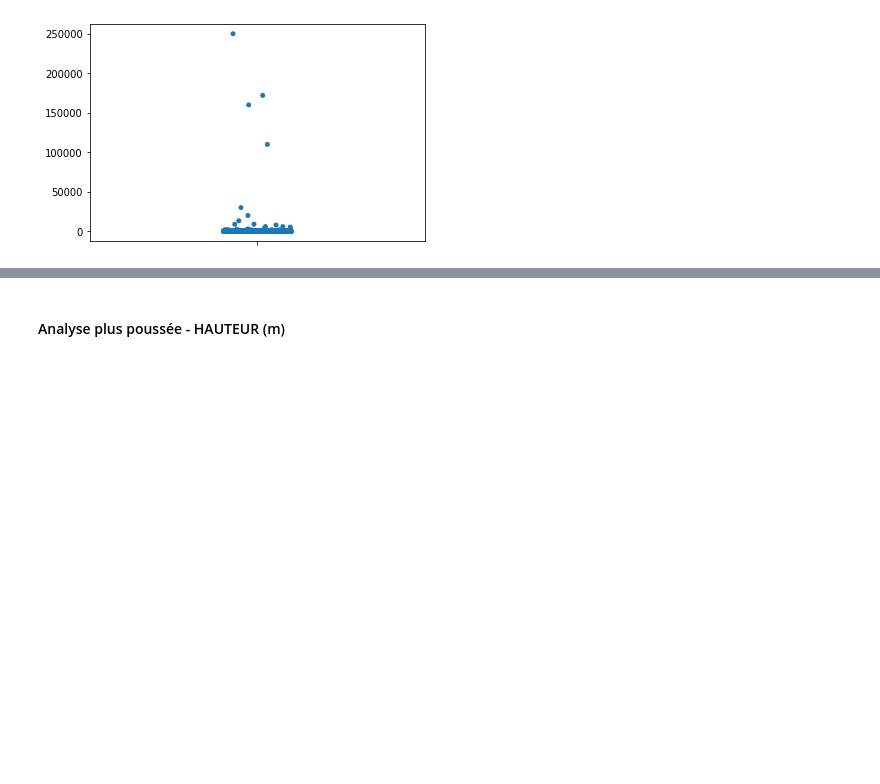
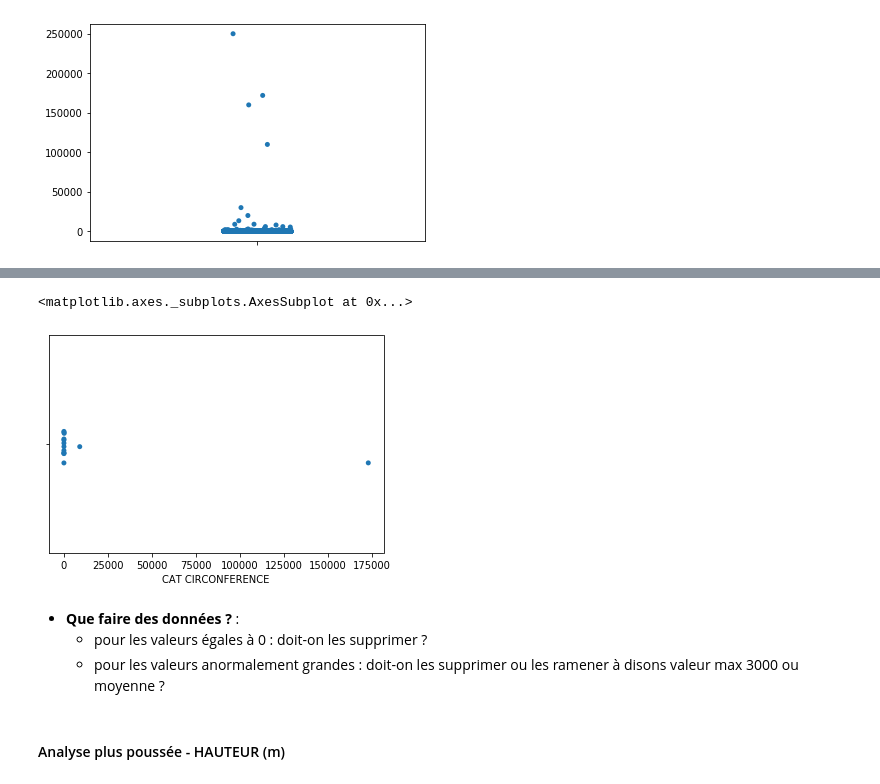
Before and after one commit to Rezzas/ocr_projet2, a Jupyter notebook: P2_ramos_sebastian/P2_ramos_sebastian.ipynb, the cells around one changed output, grey strips where cells are left out. Cells and saved outputs as stored; diff of their text form; code cells hidden in the pictures; blank space fills up the shorter version.

```diff
--- a/P2_ramos_sebastian/P2_ramos_sebastian.ipynb
+++ b/P2_ramos_sebastian/P2_ramos_sebastian.ipynb
@@ -557,3 +571,15 @@ sns.stripplot(x=clean_data['CIRCONFERENCE (cm)'], orient='v')
+# %%
+clean_data_circ_cut = pd.cut(clean_data_circ['CIRCONFERENCE (cm)'],np.arange(0,3000,200))
+
+display = clean_data_circ_cut.value_counts().to_frame().rename(columns={'CIRCONFERENCE (cm)': 'CAT CIRCONFERENCE'})
+sns.stripplot(x='CAT CIRCONFERENCE', data=display, orient='^')
+# %% [output]
+<matplotlib.axes._subplots.AxesSubplot at 0x...>
+[figure, added]
+# %% [markdown]
+* **Que faire des données ?** :
+  * pour les valeurs égales à 0 : doit-on les supprimer ?
+  * pour les valeurs anormalement grandes : doit-on les supprimer ou les ramener à disons valeur max 3000 ou moyenne ?
 # %% [markdown]
 #### Analyse plus poussée - HAUTEUR (m)
 # %%
```
Also changed, not shown: parts of 9 cells of this notebook.
